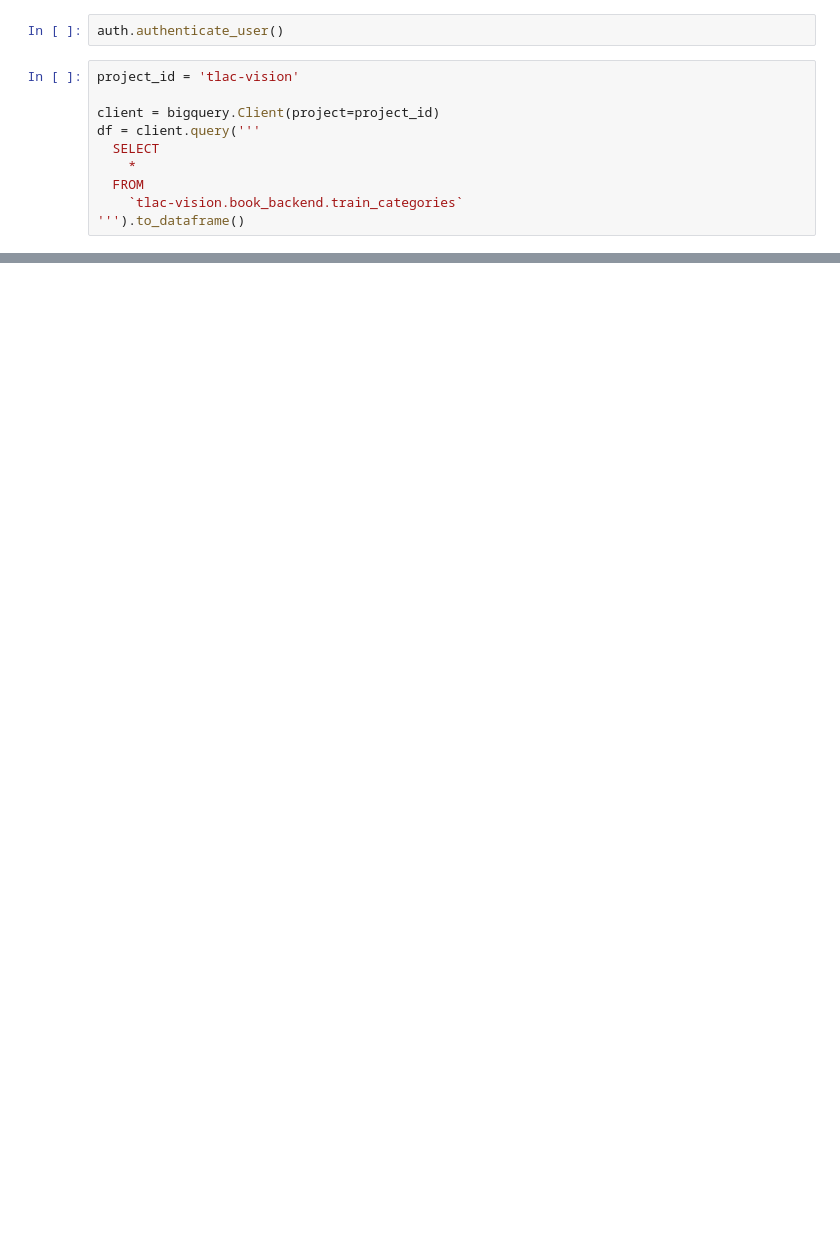
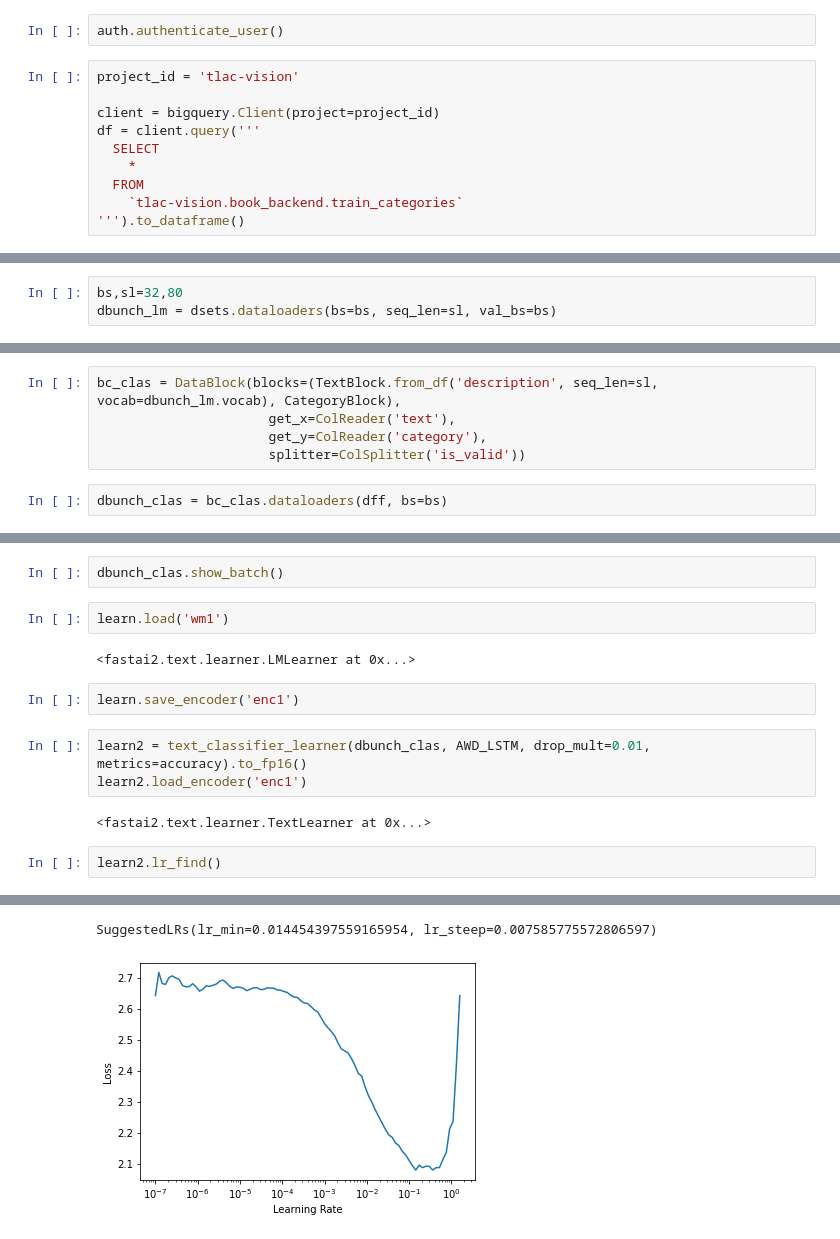
Before and after one commit to alejandraberbesi/TLAC_model, a Jupyter notebook: src/model+wiki.ipynb, the cells around one changed output, grey strips where cells are left out. Drawn from its saved outputs; the diff is of its cells as text; blank space fills up the shorter version.

Commit message:
"iteration using fast ai standar arch, 50% accuracy" on-behalf-of @:Tu-Libro-a-Ciegas

```diff
--- a/src/model+wiki.ipynb
+++ b/src/model+wiki.ipynb
@@ -81,0 +102,3 @@ PosixPath('/content')
+# %%
+bs,sl=32,80
+dbunch_lm = dsets.dataloaders(bs=bs, seq_len=sl, val_bs=bs)
@@ -81,0 +114,7 @@ PosixPath('/content')
+# %%
+bc_clas = DataBlock(blocks=(TextBlock.from_df('description', seq_len=sl, vocab=dbunch_lm.vocab), CategoryBlock),
+                      get_x=ColReader('text'),
+                      get_y=ColReader('category'),
+                      splitter=ColSplitter('is_valid'))
+# %%
+dbunch_clas = bc_clas.dataloaders(dff, bs=bs)
@@ -81,0 +123,16 @@ PosixPath('/content')
+# %%
+dbunch_clas.show_batch()
+# %%
+learn.load('wm1')
+# %% [output]
+<fastai2.text.learner.LMLearner at 0x...>
+# %%
+learn.save_encoder('enc1')
+# %%
+learn2 = text_classifier_learner(dbunch_clas, AWD_LSTM, drop_mult=0.01, metrics=accuracy).to_fp16()
+learn2.load_encoder('enc1')
+# %% [output]
+<fastai2.text.learner.TextLearner at 0x...>
+# %%
+learn2.lr_find()
+# %% [output]
@@ -81,0 +140,2 @@ PosixPath('/content')
+SuggestedLRs(lr_min=0.014454397559165954, lr_steep=0.007585775572806597)
+[figure, added]
```
Also changed, not shown: parts of 21 cells of this notebook.
